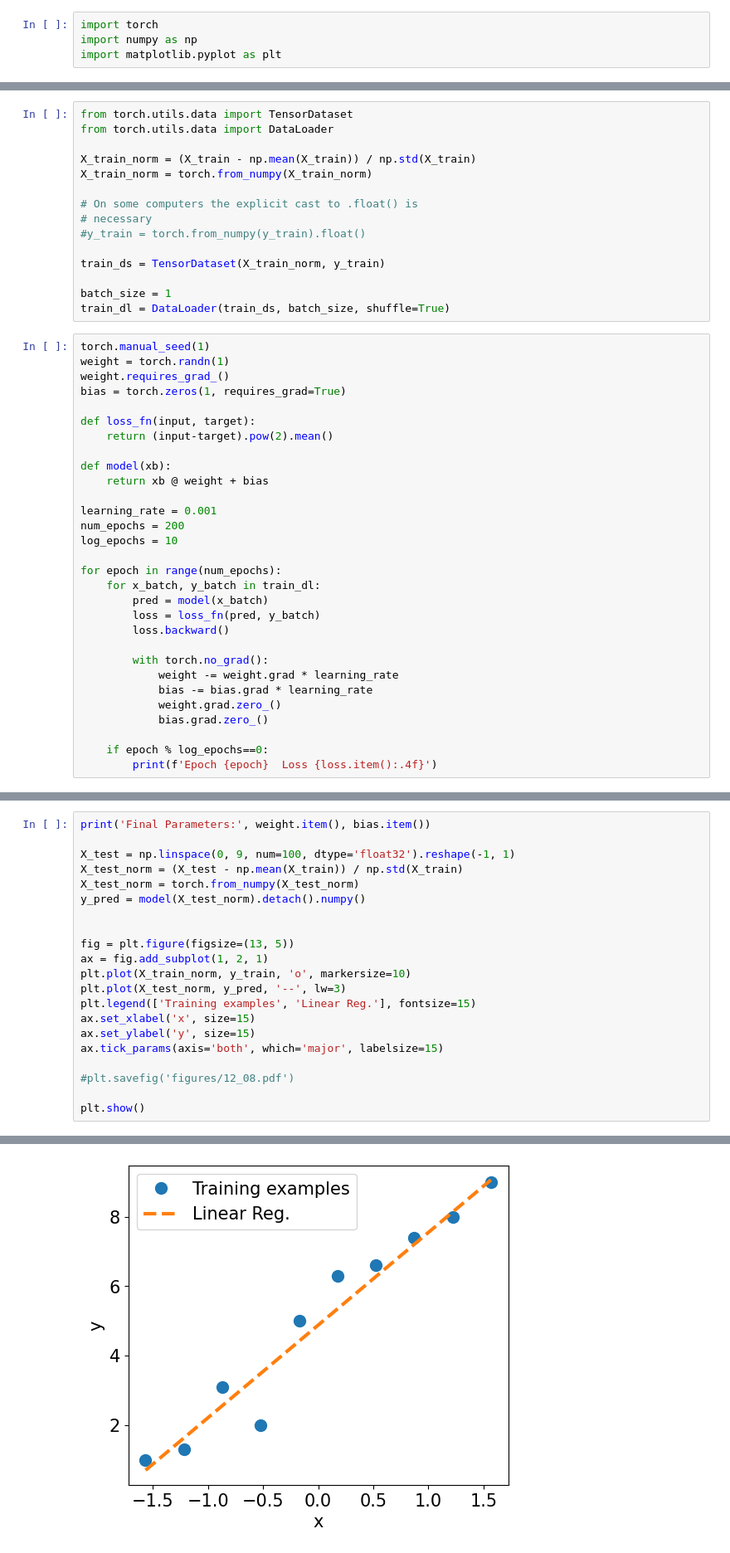
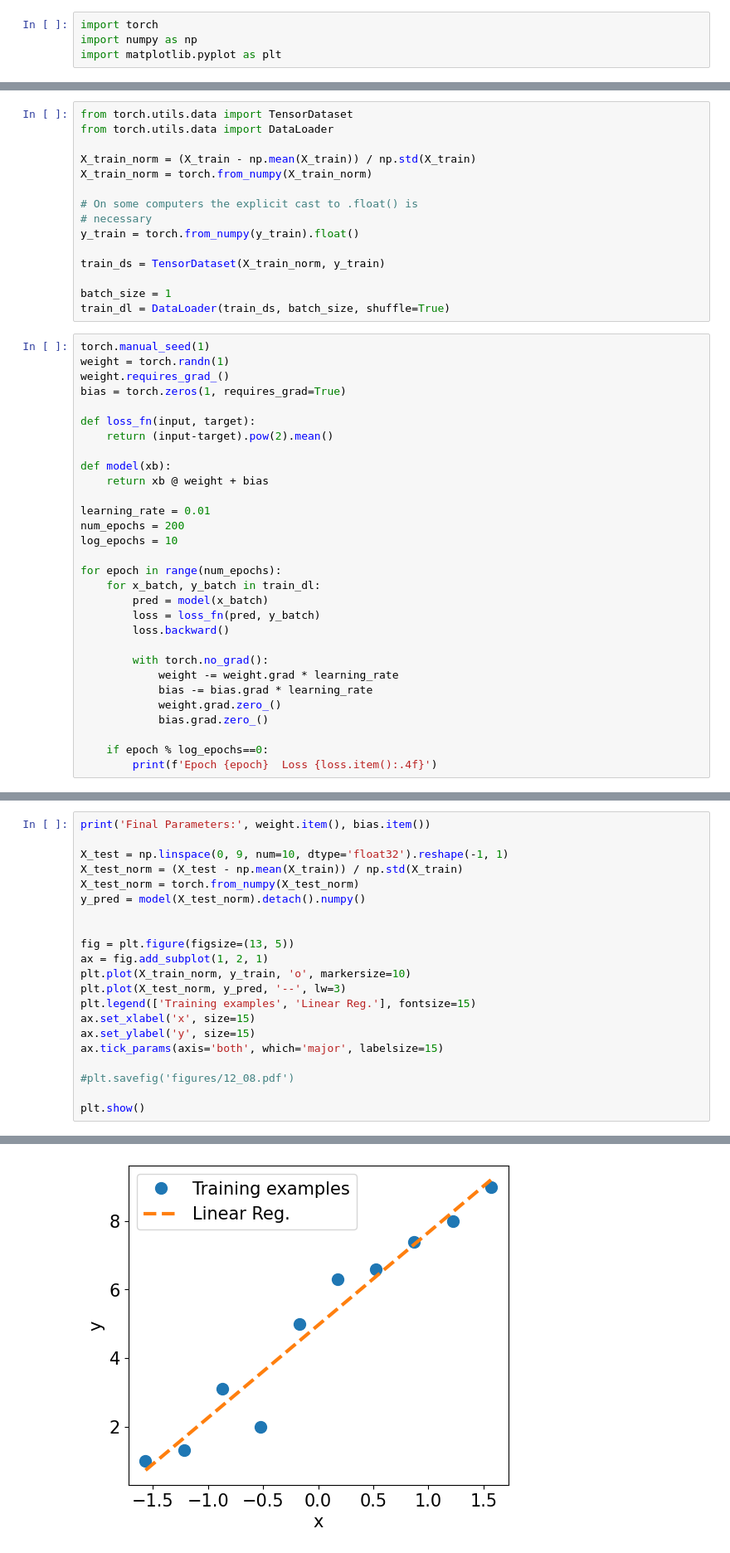
Before and after one commit to nelong/machine-learning-book, a Jupyter notebook: ch12/ch12_part2.ipynb, the cells around one changed output, grey strips where cells are left out. Shown at 83% size. Cells and saved outputs as stored; diff of their text form.

```diff
--- a/ch12/ch12_part2.ipynb
+++ b/ch12/ch12_part2.ipynb
@@ -83,7 +83,7 @@ X_train_norm = torch.from_numpy(X_train_norm)
 
 # On some computers the explicit cast to .float() is
 # necessary
-#y_train = torch.from_numpy(y_train).float()
+y_train = torch.from_numpy(y_train).float()
 
 train_ds = TensorDataset(X_train_norm, y_train)
 
@@ -101,7 +101,7 @@ def loss_fn(input, target):
 def model(xb):
     return xb @ weight + bias
 
-learning_rate = 0.001
+learning_rate = 0.01
 num_epochs = 200
 log_epochs = 10
 
@@ -143,7 +143,7 @@ Epoch 190  Loss 0.0011
 # %%
 print('Final Parameters:', weight.item(), bias.item())
 
-X_test = np.linspace(0, 9, num=100, dtype='float32').reshape(-1, 1)
+X_test = np.linspace(0, 9, num=10, dtype='float32').reshape(-1, 1)
 X_test_norm = (X_test - np.mean(X_train)) / np.std(X_train)
 X_test_norm = torch.from_numpy(X_test_norm)
 y_pred = model(X_test_norm).detach().numpy()
@@ -166 +166 @@ Final Parameters: 2.6696107387542725 4.879678249359131
-[figure, old version]
+[figure, new version]
```
Also changed, not shown: parts of 12 cells of this notebook, 2 other files.
